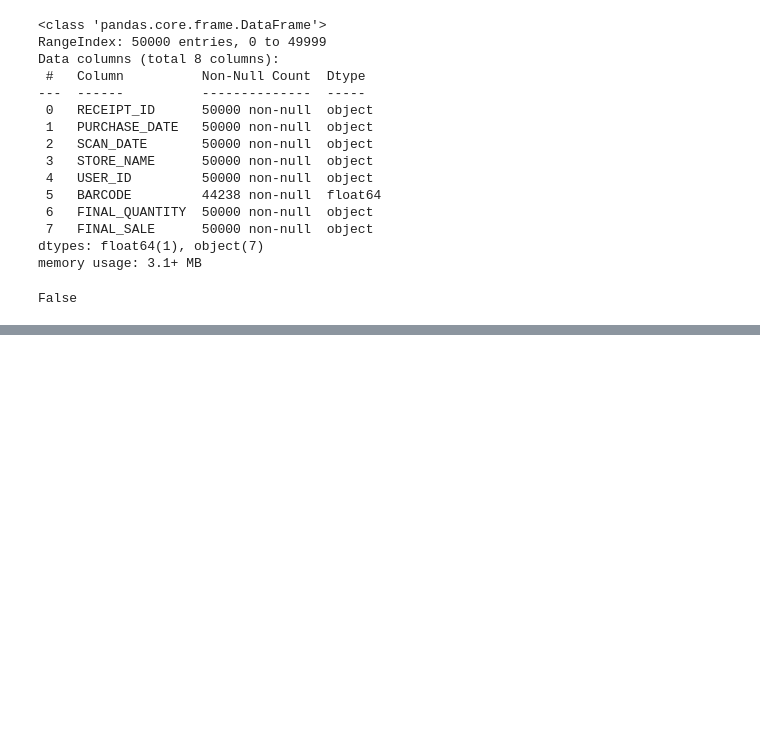
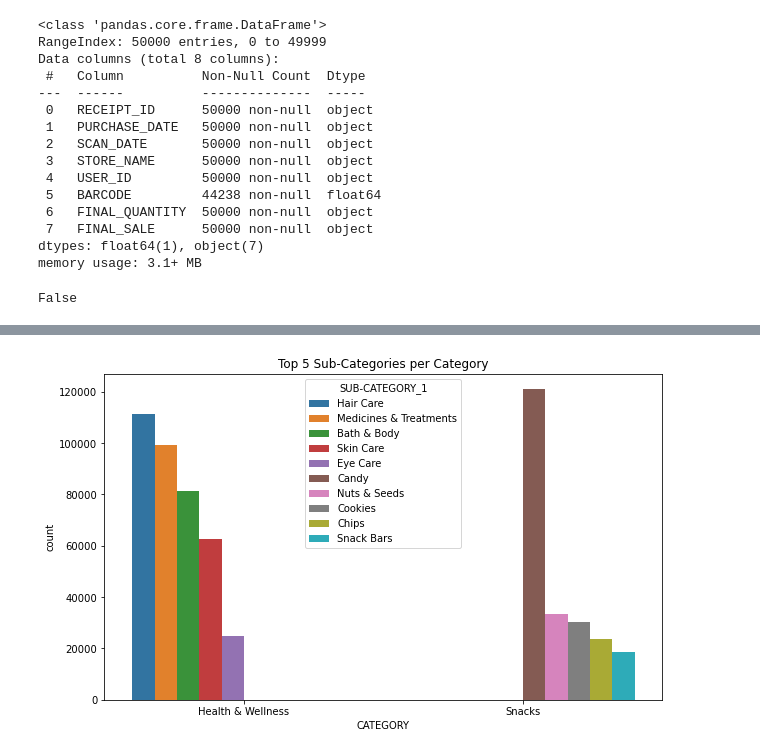
Before and after one commit to etsc99/Fetch-Take-Home, a Jupyter notebook: part1.ipynb, the cells around one changed output, grey strips where cells are left out. Saved outputs shown, nothing was run; the diff lists cells and outputs as text; code cells hidden in the pictures; blank space fills up the shorter version.

```diff
--- a/part1.ipynb
+++ b/part1.ipynb
@@ -198,0 +384,16 @@ Are there any fields that are challenging to understand?
+# %%
+#Aggregating the data to get the top 5 sub-categories by major category to yield a clean visualization
+
+top_2_cat = products_clean[products_clean["CATEGORY"].isin(["Health & Wellness", "Snacks"])]
+df_counts = top_2_cat.groupby(['CATEGORY', 'SUB-CATEGORY_1']).size().reset_index(name='count')
+df_top5 = df_counts.groupby('CATEGORY').apply(lambda x: x.nlargest(5, 'count')).reset_index(drop=True)
+# %%
+#Bivariate analysis of sub-category 1 by the major categories
+
+plt.figure(figsize=(10, 6))
+sns.barplot(data = df_top5, x='CATEGORY', y='count', hue='SUB-CATEGORY_1', dodge=True)
+plt.title("Top 5 Sub-Categories per Category")
+plt.legend(title="SUB-CATEGORY_1", loc = "upper center")
+plt.show()
+# %% [output]
+[figure, added]
```
Also changed, not shown: parts of 67 cells of this notebook, 2 other files.
